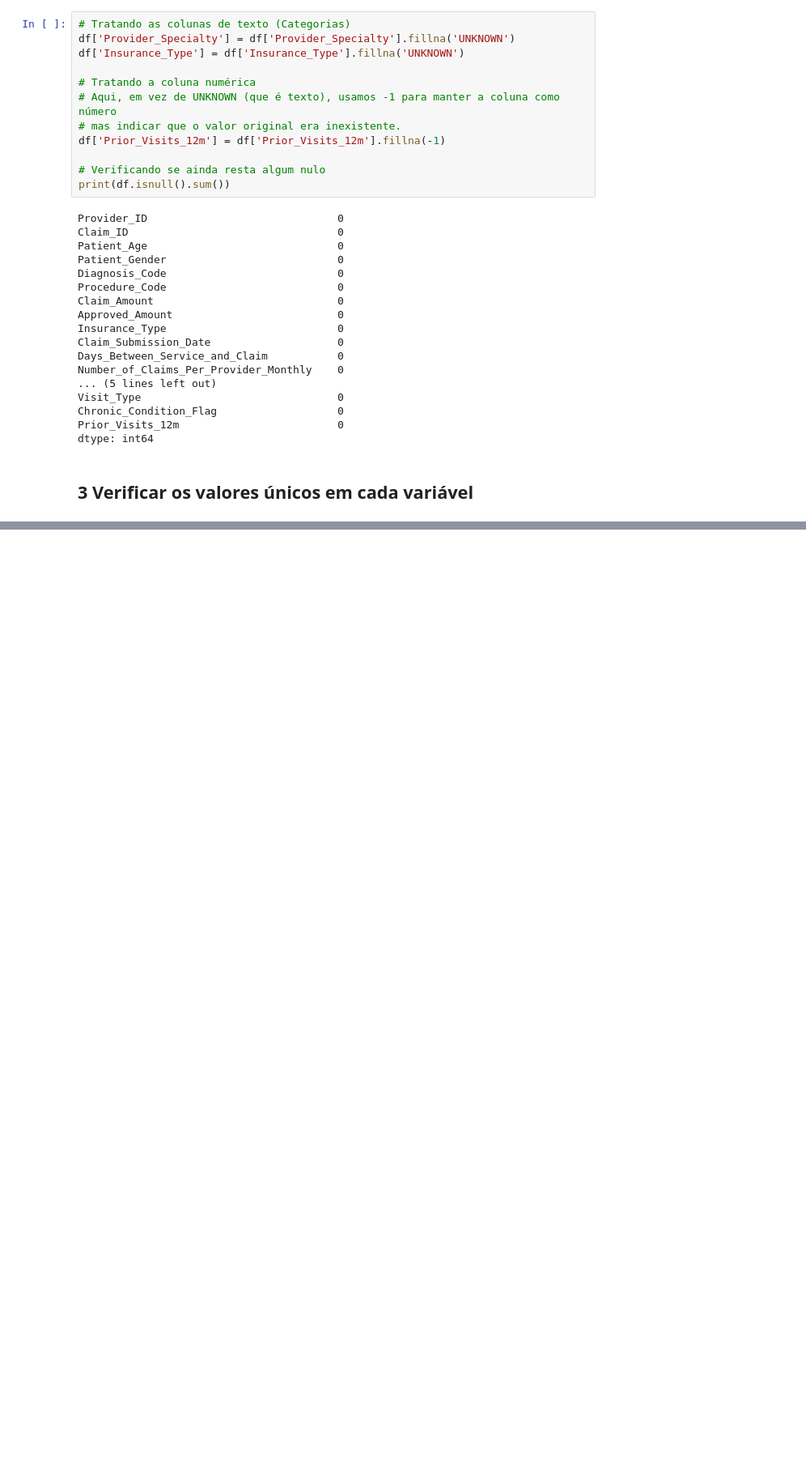
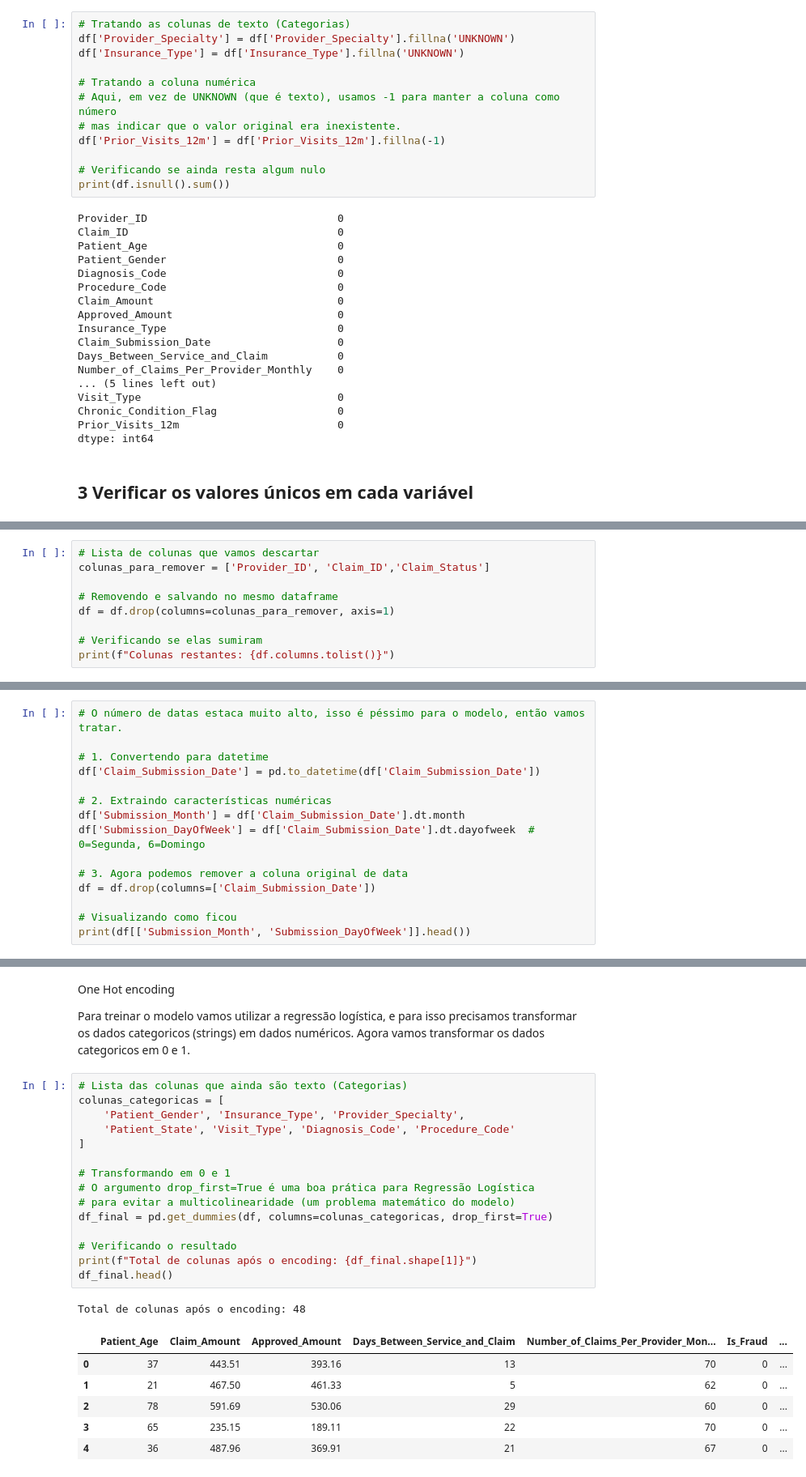
Before and after one commit to ThiagoDamasz/projeto-fraude-saude, a Jupyter notebook: notebooks/01_exploracao_inicial.ipynb, the cells around one changed output, grey strips where cells are left out. Shown at 81% size. Drawn from its saved outputs; the diff is of its cells as text; blank space fills up the shorter version.

Commit message:
Realizado o tratamento das variáveis categorigas aplicando One Hot encoding

```diff
--- a/notebooks/01_exploracao_inicial.ipynb
+++ b/notebooks/01_exploracao_inicial.ipynb
@@ -173,0 +190,9 @@ for i in df.columns[0:19].to_list():
+# %%
+# Lista de colunas que vamos descartar
+colunas_para_remover = ['Provider_ID', 'Claim_ID','Claim_Status']
+
+# Removendo e salvando no mesmo dataframe
+df = df.drop(columns=colunas_para_remover, axis=1)
+
+# Verificando se elas sumiram
+print(f"Colunas restantes: {df.columns.tolist()}")
@@ -173,0 +201,15 @@ for i in df.columns[0:19].to_list():
+# %%
+# O número de datas estaca muito alto, isso é péssimo para o modelo, então vamos tratar.
+
+# 1. Convertendo para datetime
+df['Claim_Submission_Date'] = pd.to_datetime(df['Claim_Submission_Date'])
+
+# 2. Extraindo características numéricas
+df['Submission_Month'] = df['Claim_Submission_Date'].dt.month
+df['Submission_DayOfWeek'] = df['Claim_Submission_Date'].dt.dayofweek  # 0=Segunda, 6=Domingo
+
+# 3. Agora podemos remover a coluna original de data
+df = df.drop(columns=['Claim_Submission_Date'])
+
+# Visualizando como ficou
+print(df[['Submission_Month', 'Submission_DayOfWeek']].head())
@@ -173,0 +223,27 @@ for i in df.columns[0:19].to_list():
+# %% [markdown]
+One Hot encoding
+
+Para treinar o modelo vamos utilizar a regressão logística, e para isso precisamos transformar os dados categoricos (strings) em dados numéricos. Agora vamos transformar os dados categoricos em 0 e 1.
+# %%
+# Lista das colunas que ainda são texto (Categorias)
+colunas_categoricas = [
+    'Patient_Gender', 'Insurance_Type', 'Provider_Specialty',
+    'Patient_State', 'Visit_Type', 'Diagnosis_Code', 'Procedure_Code'
+]
+
+# Transformando em 0 e 1
+# O argumento drop_first=True é uma boa prática para Regressão Logística
+# para evitar a multicolinearidade (um problema matemático do modelo)
+df_final = pd.get_dummies(df, columns=colunas_categoricas, drop_first=True)
+
+# Verificando o resultado
+print(f"Total de colunas após o encoding: {df_final.shape[1]}")
+df_final.head()
+# %% [output]
+Total de colunas após o encoding: 48
+|  | Patient_Age | Claim_Amount | Approved_Amount | Days_Between_Service_and_Claim | Number_of_Claims_Per_Provider_Mon... | Is_Fraud | ... |
+| 0 | 37 | 443.51 | 393.16 | 13 | 70 | 0 | ... |
+| 1 | 21 | 467.50 | 461.33 | 5 | 62 | 0 | ... |
+| 2 | 78 | 591.69 | 530.06 | 29 | 60 | 0 | ... |
+| 3 | 65 | 235.15 | 189.11 | 22 | 70 | 0 | ... |
+| 4 | 36 | 487.96 | 369.91 | 21 | 67 | 0 | ... |
```
Also changed, not shown: parts of 5 cells of this notebook, 1 other file.
